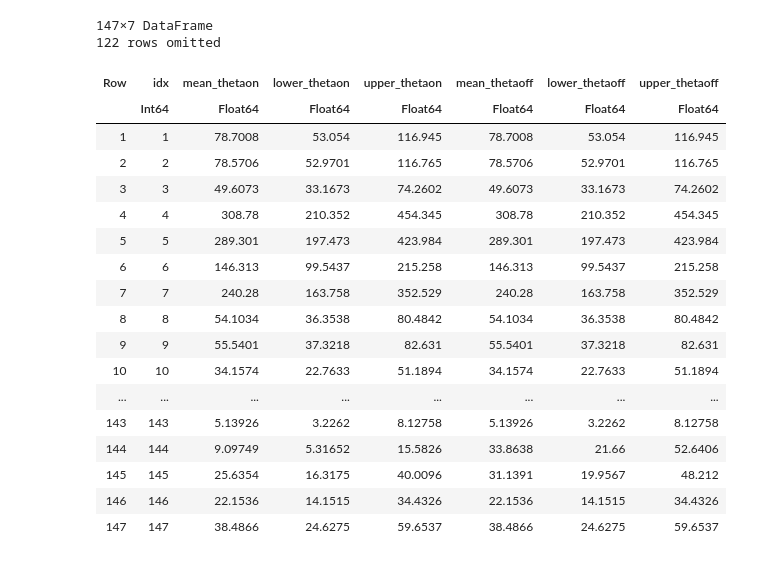
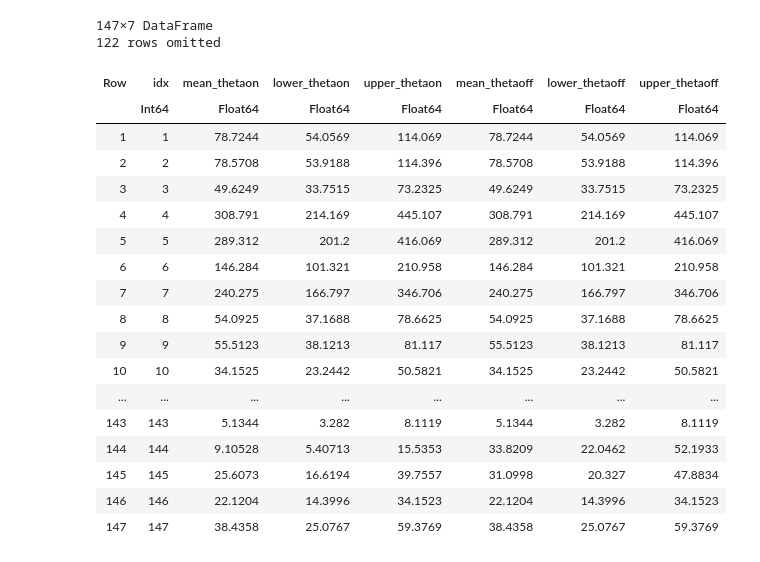
Before and after one commit to ABM-Lab/imd_vaccine, a Jupyter notebook: paper_model.ipynb, the cells around one changed output. Cells and saved outputs as stored; diff of their text form; code cells hidden in the pictures.

```diff
--- a/paper_model.ipynb
+++ b/paper_model.ipynb
@@ -13,5 +23,8 @@ using DelimitedFiles
 # %%
-modelresults, data, popsize = run_model(;iter=40000, ag45=true)
+savefile = "./output/model_output_ag45.csv" # if replicating, make sure output folder exists
+savefile_tp = "./output/posterior_distributions_ag45.csv"
+maxiter=5000
+modelresults, data, popsize = run_model(;iter=maxiter, ag45=true)
 max_ag, max_t, max_d = size(data) # maximum age group, time, vaccine
 println("dimensions: max_ag: $max_ag, max_t: $max_t, max_d: $max_d")
 modelresults
@@ -44,5 +54,4 @@ The output of `modelresults` includes the Bayesian inference of all the paramete
 # %%
-
 # we need to turn thetha off to turn off the vaccine effects
 # have to get to the internals of the model to turn off thetha
 rho, rhoquants = describe(group(modelresults, :ρ)) .|> DataFrame
@@ -118,50 +127,49 @@ end
 total_mean_manual = dropdims(sum(poster, dims=3);dims=3)
 total_mean_upper = dropdims(sum(poster_upper, dims=3);dims=3)
 total_mean_lower = dropdims(sum(poster_lower, dims=3);dims=3)
 
 total_mean_thetaon = dropdims(sum(poster_thetaon, dims=3);dims=3)
 total_mean_upper_thetaon = dropdims(sum(poster_upper_thetaon, dims=3);dims=3)
 total_mean_lower_thetaon = dropdims(sum(poster_lower_thetaon, dims=3);dims=3)
 
 # check the difference between manual calculation and automatic predict function (should be the same or close enough)
 # total_mean_manual - total_mean
 function generate_df_from_poster(p)
     # _novax = reshape(p[:, :, 1], (120)) # I think this shapes it correctly
     # _wivax = reshape(p[:, :, 2], (120))
     # vcat(_novax, _wivax)
     reshape(p, (max_t * max_ag))
 end
+# create a dataframe to plot the results / send to colleagues
 _thethaoff_df = DataFrame(idx = 1:(max_t * max_ag),
                         mean_thetaon = generate_df_from_poster(total_mean_thetaon),
                         lower_thetaon = generate_df_from_poster(total_mean_lower_thetaon),
                         upper_thetaon = generate_df_from_poster(total_mean_upper_thetaon),
                         mean_thetaoff = generate_df_from_poster(total_mean_manual),
                         lower_thetaoff = generate_df_from_poster(total_mean_lower),
                         upper_thetaoff = generate_df_from_poster(total_mean_upper))
 
-CSV.write("./output/bayesian_modelresults_ag45.csv", _thethaoff_df)
+CSV.write("$savefile", _thethaoff_df)
 _thethaoff_df
-# #newdf = DataFrame(a = meandf.mean[1:120], b = generate_df_from_poster(poster)[1:120])
-# #outerjoin(mean_and_quants, _thethaoff_df, on=:parameters)
 # %% [output]
 147×7 DataFrame
 122 rows omitted
 | Row | idx | mean_thetaon | lower_thetaon | upper_thetaon | mean_thetaoff | lower_thetaoff | upper_thetaoff |
 |  | Int64 | Float64 | Float64 | Float64 | Float64 | Float64 | Float64 |
-| 1 | 1 | 78.7008 | 53.054 | 116.945 | 78.7008 | 53.054 | 116.945 |
-| 2 | 2 | 78.5706 | 52.9701 | 116.765 | 78.5706 | 52.9701 | 116.765 |
-| 3 | 3 | 49.6073 | 33.1673 | 74.2602 | 49.6073 | 33.1673 | 74.2602 |
-| 4 | 4 | 308.78 | 210.352 | 454.345 | 308.78 | 210.352 | 454.345 |
-| 5 | 5 | 289.301 | 197.473 | 423.984 | 289.301 | 197.473 | 423.984 |
-| 6 | 6 | 146.313 | 99.5437 | 215.258 | 146.313 | 99.5437 | 215.258 |
-| 7 | 7 | 240.28 | 163.758 | 352.529 | 240.28 | 163.758 | 352.529 |
-| 8 | 8 | 54.1034 | 36.3538 | 80.4842 | 54.1034 | 36.3538 | 80.4842 |
-| 9 | 9 | 55.5401 | 37.3218 | 82.631 | 55.5401 | 37.3218 | 82.631 |
-| 10 | 10 | 34.1574 | 22.7633 | 51.1894 | 34.1574 | 22.7633 | 51.1894 |
+| 1 | 1 | 78.7244 | 54.0569 | 114.069 | 78.7244 | 54.0569 | 114.069 |
+| 2 | 2 | 78.5708 | 53.9188 | 114.396 | 78.5708 | 53.9188 | 114.396 |
+| 3 | 3 | 49.6249 | 33.7515 | 73.2325 | 49.6249 | 33.7515 | 73.2325 |
+| 4 | 4 | 308.791 | 214.169 | 445.107 | 308.791 | 214.169 | 445.107 |
+| 5 | 5 | 289.312 | 201.2 | 416.069 | 289.312 | 201.2 | 416.069 |
+| 6 | 6 | 146.284 | 101.321 | 210.958 | 146.284 | 101.321 | 210.958 |
+| 7 | 7 | 240.275 | 166.797 | 346.706 | 240.275 | 166.797 | 346.706 |
+| 8 | 8 | 54.0925 | 37.1688 | 78.6625 | 54.0925 | 37.1688 | 78.6625 |
+| 9 | 9 | 55.5123 | 38.1213 | 81.117 | 55.5123 | 38.1213 | 81.117 |
+| 10 | 10 | 34.1525 | 23.2442 | 50.5821 | 34.1525 | 23.2442 | 50.5821 |
 | ... | ... | ... | ... | ... | ... | ... | ... |
-| 143 | 143 | 5.13926 | 3.2262 | 8.12758 | 5.13926 | 3.2262 | 8.12758 |
-| 144 | 144 | 9.09749 | 5.31652 | 15.5826 | 33.8638 | 21.66 | 52.6406 |
-| 145 | 145 | 25.6354 | 16.3175 | 40.0096 | 31.1391 | 19.9567 | 48.212 |
-| 146 | 146 | 22.1536 | 14.1515 | 34.4326 | 22.1536 | 14.1515 | 34.4326 |
-| 147 | 147 | 38.4866 | 24.6275 | 59.6537 | 38.4866 | 24.6275 | 59.6537 |
+| 143 | 143 | 5.1344 | 3.282 | 8.1119 | 5.1344 | 3.282 | 8.1119 |
+| 144 | 144 | 9.10528 | 5.40713 | 15.5353 | 33.8209 | 22.0462 | 52.1933 |
+| 145 | 145 | 25.6073 | 16.6194 | 39.7557 | 31.0998 | 20.327 | 47.8834 |
+| 146 | 146 | 22.1204 | 14.3996 | 34.1523 | 22.1204 | 14.3996 | 34.1523 |
+| 147 | 147 | 38.4358 | 25.0767 | 59.3769 | 38.4358 | 25.0767 | 59.3769 |
 # %%
```
Also changed, not shown: parts of 8 cells of this notebook, 3 other files.
